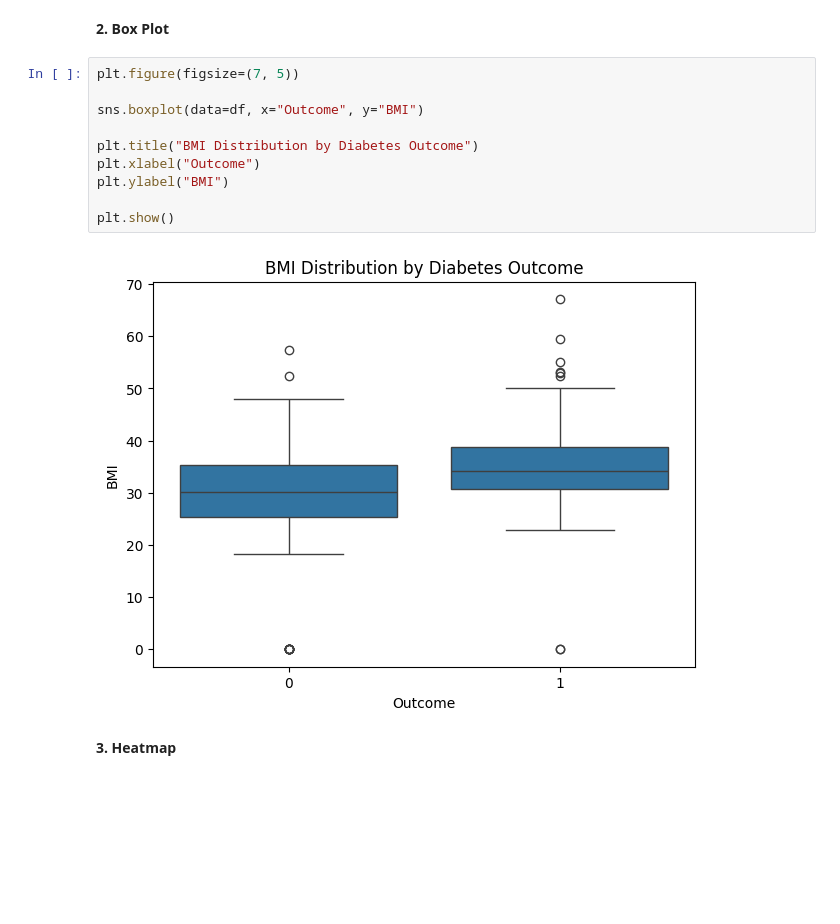
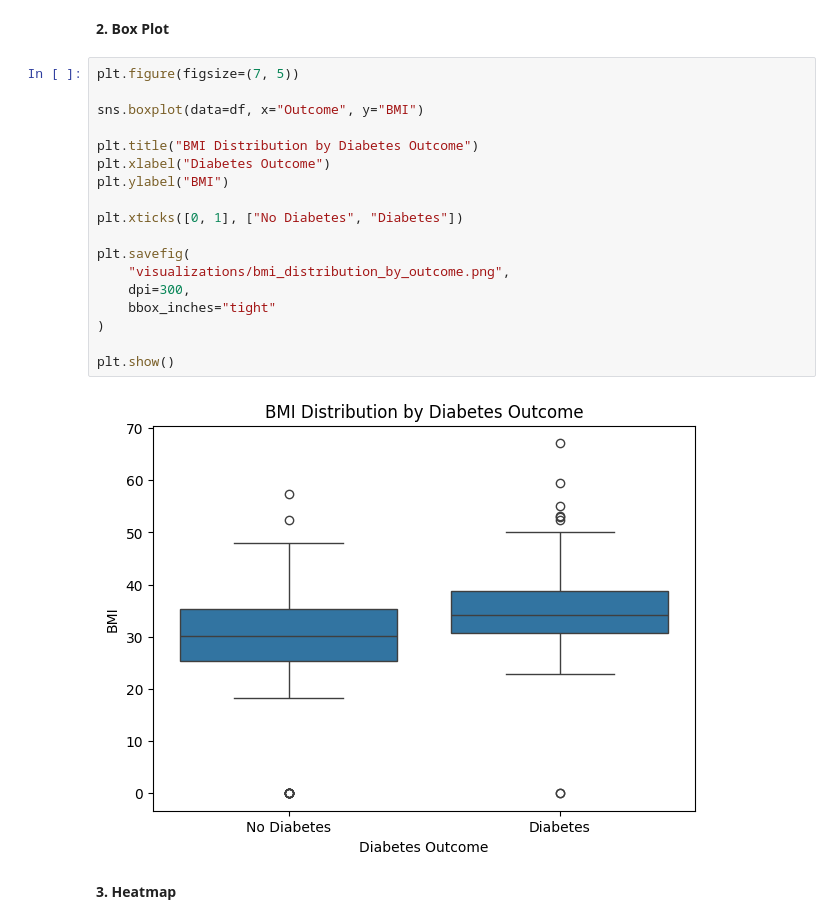
Before and after one commit to Annag126/Healthcare-data-analysis-visualization, a Jupyter notebook: Statistics_DV_EDA.ipynb, the cells around one changed output. Saved outputs shown, nothing was run; the diff lists cells and outputs as text; blank space fills up the shorter version.

```diff
--- a/Statistics_DV_EDA.ipynb
+++ b/Statistics_DV_EDA.ipynb
@@ -370,15 +412,23 @@ plt.show()
 # %%
 plt.figure(figsize=(7, 5))
 
 sns.boxplot(data=df, x="Outcome", y="BMI")
 
 plt.title("BMI Distribution by Diabetes Outcome")
-plt.xlabel("Outcome")
+plt.xlabel("Diabetes Outcome")
 plt.ylabel("BMI")
 
+plt.xticks([0, 1], ["No Diabetes", "Diabetes"])
+
+plt.savefig(
+    "visualizations/bmi_distribution_by_outcome.png",
+    dpi=300,
+    bbox_inches="tight"
+)
+
 plt.show()
 # %% [output]
-[figure, old version]
+[figure, new version]
 # %% [markdown]
 **3. Heatmap**
 # %%
```
Also changed, not shown: parts of 10 cells of this notebook, 10 other files.
